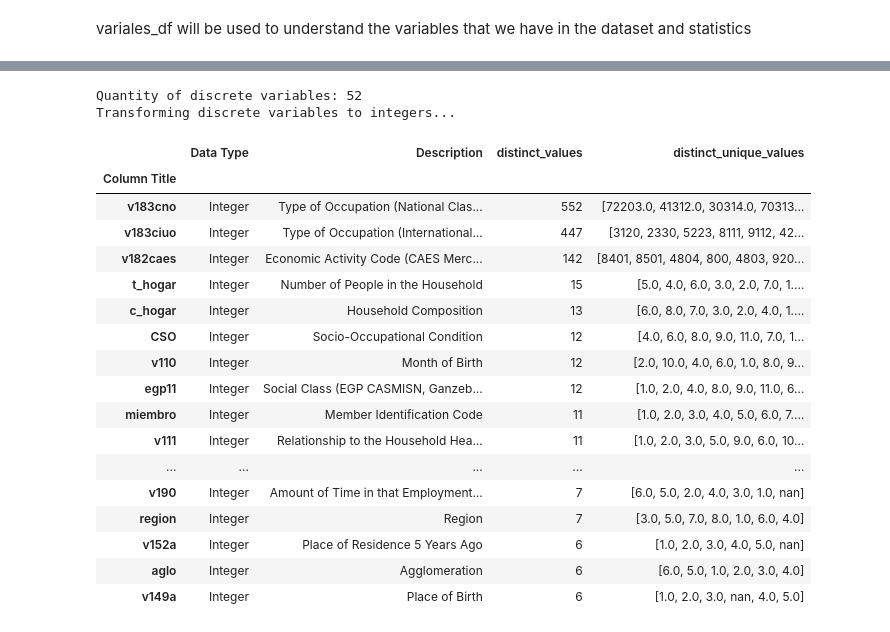
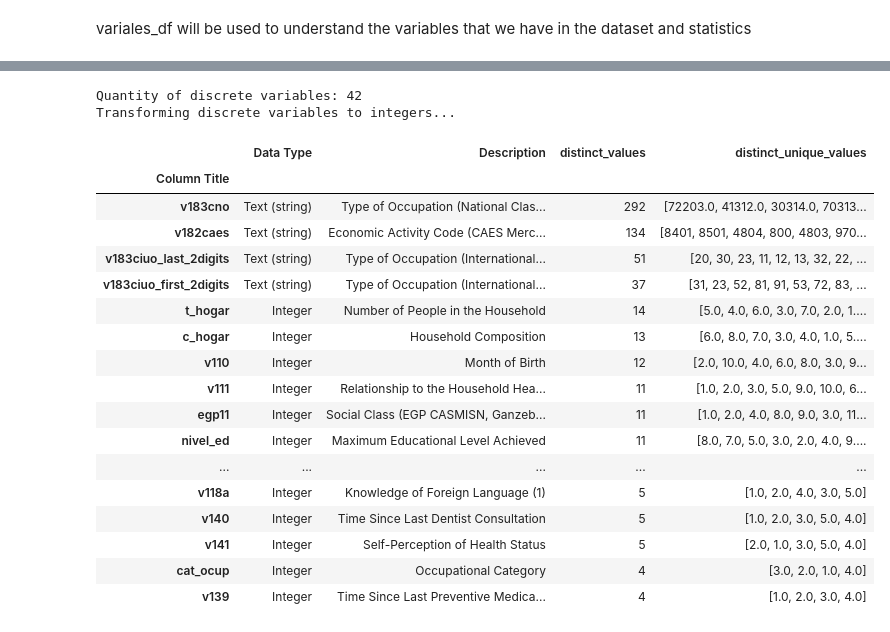
Before and after one commit to aaronbernal28/labor_market_structure_arg, a Jupyter notebook: notebooks/eph_tests.ipynb, the cells around one changed output, grey strips where cells are left out. Cells and saved outputs as stored; diff of their text form; code cells hidden in the pictures.

```diff
--- a/notebooks/eph_tests.ipynb
+++ b/notebooks/eph_tests.ipynb
@@ -67,14 +70,14 @@ df
 # %% [markdown]
 Variables per quantity and percentage of nulls, sorted by percentage of nulls
 # %%
-n = df.shape[0]
-nulls = df.isnull().sum()
+n = df_aux.shape[0]
+nulls = df_aux.isnull().sum()
 nulls_perc = nulls / n
 nulls_df = pd.DataFrame(
-	{"variable": df.columns, "nulls": nulls, "nulls_perc": nulls_perc}
+	{"variable": df_aux.columns, "nulls": nulls, "nulls_perc": nulls_perc}
 )
 nulls_df = nulls_df.sort_values("nulls_perc", ascending=False)
-print(f"Number of variables: {df.shape[1]}")
+print(f"Number of variables: {df_aux.shape[1]}")
 print(f"Total number of rows: {n}")
 nulls_df.head(20)
 # %% [output]
@@ -107,6 +110,10 @@ sns.histplot(data=nulls_df, x="nulls_perc", bins=50)
 # %%
-elegible_variables = nulls_df[nulls_df["nulls_perc"] < 0.15]
+elegible_variables = nulls_df[nulls_df["nulls_perc"] < 0.01]
 print(f"Number of elegible variables: {elegible_variables.shape[0]}")
-df = df[elegible_variables["variable"]]
+df_aux = df_aux[elegible_variables["variable"]]
 print(list(elegible_variables.index))
+
+print(f"Shape of df_aux before dropping NA: {df_aux.shape}")
+df_aux = df_aux.dropna(subset=list(elegible_variables.index))
+print(f"Shape of df_aux after dropping NA: {df_aux.shape}")
 # %% [output]
@@ -157,7 +148,7 @@ v217bi         Integer           Other Income Amount Last Month (Imputed)
 variales_df will be used to understand the variables that we have in the dataset and statistics
 # %%
 # distinct values per variable
-distinct_values = df.nunique(dropna=False)
+distinct_values = df_aux.nunique(dropna=False)
 variables_df["distinct_values"] = distinct_values
 variables_df.sort_values("distinct_values", ascending=False).head(20)
 # %% [output]
@@ -201,10 +190,12 @@ sns.histplot(data=variables_df, x="distinct_values", bins=50, log_scale=True)
 # %%
-exclude_vars = ["v183cno", "v183ciuo", "v182caes"]
-variables_df_cont = variables_df[(variables_df["distinct_values"] > 20) & (~variables_df.index.isin(exclude_vars))]
+exclude_vars = ["v183cno", "v183ciuo", "v182caes", "v183ciuo_first_2digits", "v183ciuo_last_2digits"]
+variables_df_cont = variables_df[
+	(variables_df["distinct_values"] > 20) & (~variables_df.index.isin(exclude_vars))
+]
 print(f"Quantity of continuous variables: {len(variables_df_cont)}")
 # Boxplot of each continuous variable in the same figure
 plt.figure(figsize=(6, 6))
-sns.boxplot(data=df[variables_df_cont.index], orient="h", log_scale=True)
+sns.boxplot(data=df_aux[variables_df_cont.index], orient="h", log_scale=True)
 plt.xlabel("Variable")
 plt.ylabel("Value")
 plt.show()
@@ -214,35 +205,37 @@ Quantity of continuous variables: 10
 # %%
-variables_df_disc = variables_df[(variables_df["distinct_values"] <= 20) | variables_df.index.isin(exclude_vars)].copy()
+variables_df_disc = variables_df[
+	(variables_df["distinct_values"] <= 20) | variables_df.index.isin(exclude_vars)
+].copy()
 
-variables_df_disc['distinct_unique_values'] = variables_df_disc.index.map(
-    lambda var: df[var].unique().tolist()
+variables_df_disc["distinct_unique_values"] = variables_df_disc.index.map(
+	lambda var: df_aux[var].unique().tolist()
 )
 
 print(f"Quantity of discrete variables: {len(variables_df_disc)}")
 
 print("Transforming discrete variables to integers...")
 for var in variables_df_disc.index:
-    df[var] = df[var].astype("int", errors="ignore")
+	df_aux[var] = df_aux[var].astype("int", errors="ignore")
 
 variables_df_disc.sort_values("distinct_values", ascending=False).head(20)
 # %% [output]
-Quantity of discrete variables: 52
+Quantity of discrete variables: 42
 Transforming discrete variables to integers...
 |  | Data Type | Description | distinct_values | distinct_unique_values |
 | Column Title |  |  |  |  |
-| v183cno | Integer | Type of Occupation (National Clas... | 552 | [72203.0, 41312.0, 30314.0, 70313... |
-| v183ciuo | Integer | Type of Occupation (International... | 447 | [3120, 2330, 5223, 8111, 9112, 42... |
-| v182caes | Integer | Economic Activity Code (CAES Merc... | 142 | [8401, 8501, 4804, 800, 4803, 920... |
-| t_hogar | Integer | Number of People in the Household | 15 | [5.0, 4.0, 6.0, 3.0, 2.0, 7.0, 1.... |
-| c_hogar | Integer | Household Composition | 13 | [6.0, 8.0, 7.0, 3.0, 2.0, 4.0, 1.... |
-| CSO | Integer | Socio-Occupational Condition | 12 | [4.0, 6.0, 8.0, 9.0, 11.0, 7.0, 1... |
-| v110 | Integer | Month of Birth | 12 | [2.0, 10.0, 4.0, 6.0, 1.0, 8.0, 9... |
-| egp11 | Integer | Social Class (EGP CASMISN, Ganzeb... | 12 | [1.0, 2.0, 4.0, 8.0, 9.0, 11.0, 6... |
-| miembro | Integer | Member Identification Code | 11 | [1.0, 2.0, 3.0, 4.0, 5.0, 6.0, 7.... |
-| v111 | Integer | Relationship to the Household Hea... | 11 | [1.0, 2.0, 3.0, 5.0, 9.0, 6.0, 10... |
+| v183cno | Text (string) | Type of Occupation (National Clas... | 292 | [72203.0, 41312.0, 30314.0, 70313... |
+| v182caes | Text (string) | Economic Activity Code (CAES Merc... | 134 | [8401, 8501, 4804, 800, 4803, 970... |
+| v183ciuo_last_2digits | Text (string) | Type of Occupation (International... | 51 | [20, 30, 23, 11, 12, 13, 32, 22, ... |
+| v183ciuo_first_2digits | Text (string) | Type of Occupation (International... | 37 | [31, 23, 52, 81, 91, 53, 72, 83, ... |
+| t_hogar | Integer | Number of People in the Household | 14 | [5.0, 4.0, 6.0, 3.0, 7.0, 2.0, 1.... |
+| c_hogar | Integer | Household Composition | 13 | [6.0, 8.0, 7.0, 3.0, 4.0, 1.0, 5.... |
+| v110 | Integer | Month of Birth | 12 | [2.0, 10.0, 4.0, 6.0, 8.0, 3.0, 9... |
+| v111 | Integer | Relationship to the Household Hea... | 11 | [1.0, 2.0, 3.0, 5.0, 9.0, 10.0, 6... |
+| egp11 | Integer | Social Class (EGP CASMISN, Ganzeb... | 11 | [1.0, 2.0, 4.0, 8.0, 9.0, 3.0, 11... |
+| nivel_ed | Integer | Maximum Educational Level Achieved | 11 | [8.0, 7.0, 5.0, 3.0, 2.0, 4.0, 9.... |
 | ... | ... | ... | ... | ... |
-| v190 | Integer | Amount of Time in that Employment... | 7 | [6.0, 5.0, 2.0, 4.0, 3.0, 1.0, nan] |
-| region | Integer | Region | 7 | [3.0, 5.0, 7.0, 8.0, 1.0, 6.0, 4.0] |
-| v152a | Integer | Place of Residence 5 Years Ago | 6 | [1.0, 2.0, 3.0, 4.0, 5.0, nan] |
-| aglo | Integer | Agglomeration | 6 | [6.0, 5.0, 1.0, 2.0, 3.0, 4.0] |
-| v149a | Integer | Place of Birth | 6 | [1.0, 2.0, 3.0, nan, 4.0, 5.0] |
+| v118a | Integer | Knowledge of Foreign Language (1) | 5 | [1.0, 2.0, 4.0, 3.0, 5.0] |
+| v140 | Integer | Time Since Last Dentist Consultation | 5 | [1.0, 2.0, 3.0, 5.0, 4.0] |
+| v141 | Integer | Self-Perception of Health Status | 5 | [2.0, 1.0, 3.0, 5.0, 4.0] |
+| cat_ocup | Integer | Occupational Category | 4 | [3.0, 2.0, 1.0, 4.0] |
+| v139 | Integer | Time Since Last Preventive Medica... | 4 | [1.0, 2.0, 3.0, 4.0] |
```
Also changed, not shown: parts of 34 cells of this notebook, 4 other files.
